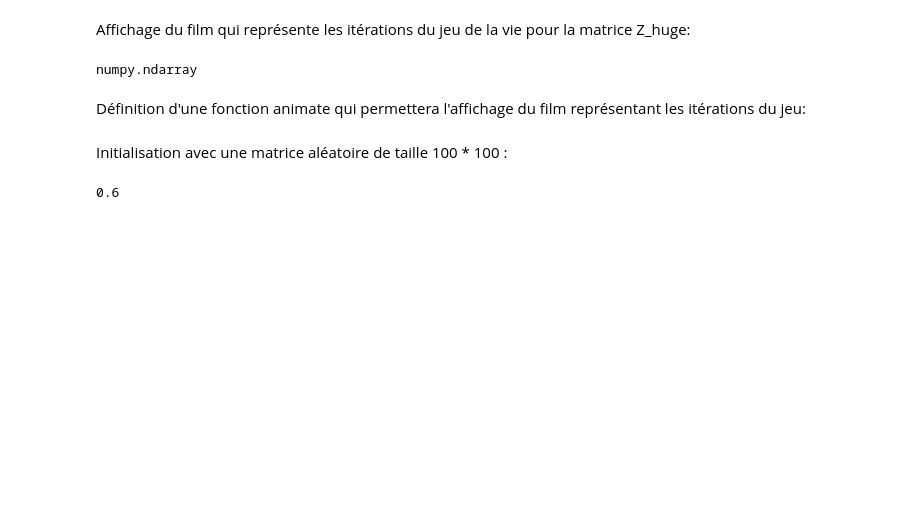
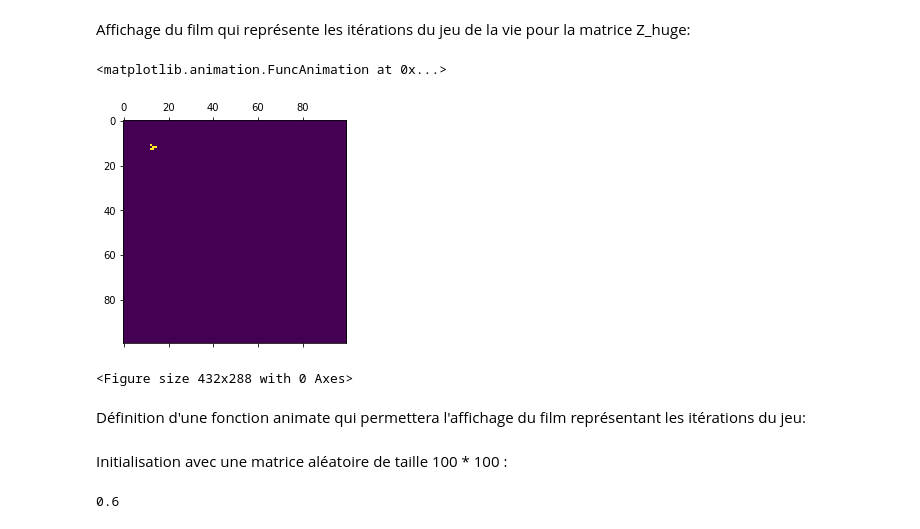
Before and after one commit to selenaiskounen/Jeu_de_la_vie, a Jupyter notebook: HMMA238_TP_selenaiskounen.ipynb, the cells around one changed output. Drawn from its saved outputs; the diff is of its cells as text; code cells hidden in the pictures; blank space fills up the shorter version.

```diff
--- a/HMMA238_TP_selenaiskounen.ipynb
+++ b/HMMA238_TP_selenaiskounen.ipynb
@@ -207,5 +213,14 @@ On retrouve bien l'itération 7 obtenue lors de l'implémentation sans numpy.
 # %% [markdown]
 Affichage du film qui représente les itérations du jeu de la vie pour la matrice Z_huge:
+# %%
+def film(matrice, iteration_jeu_np):
+    Mf = plt.matshow(matrice)
+
+    def animate(frame):
+        Mf.set_array(iteration_jeu_np(np.array(matrice)))
+        return Mf
+    anim = animation.FuncAnimation(plt.figure(), animate, frames=200)
+    return(anim)
 # %%
 Z_huge = np.zeros((100, 100))
 Z_np = np.array(
@@ -216,9 +231,13 @@ Z_np = np.array(
 [0, 0, 0, 0, 0, 0],
 [0, 0, 0, 0, 0, 0]])
 Z_huge[10:16, 10:16] = Z_np
-type(Z_huge)
-# %% [output]
-numpy.ndarray
+# %%
+%matplotlib notebook
+film(Z_huge,iteration_jeu_np)
+# %% [output]
+<matplotlib.animation.FuncAnimation at 0x...>
+[figure, added]
+<Figure size 432x288 with 0 Axes>
 # %% [markdown]
 Définition d'une fonction animate qui permettera l'affichage du film représentant les itérations du jeu:
 # %% [markdown]
```
Also changed, not shown: parts of 20 cells of this notebook.
